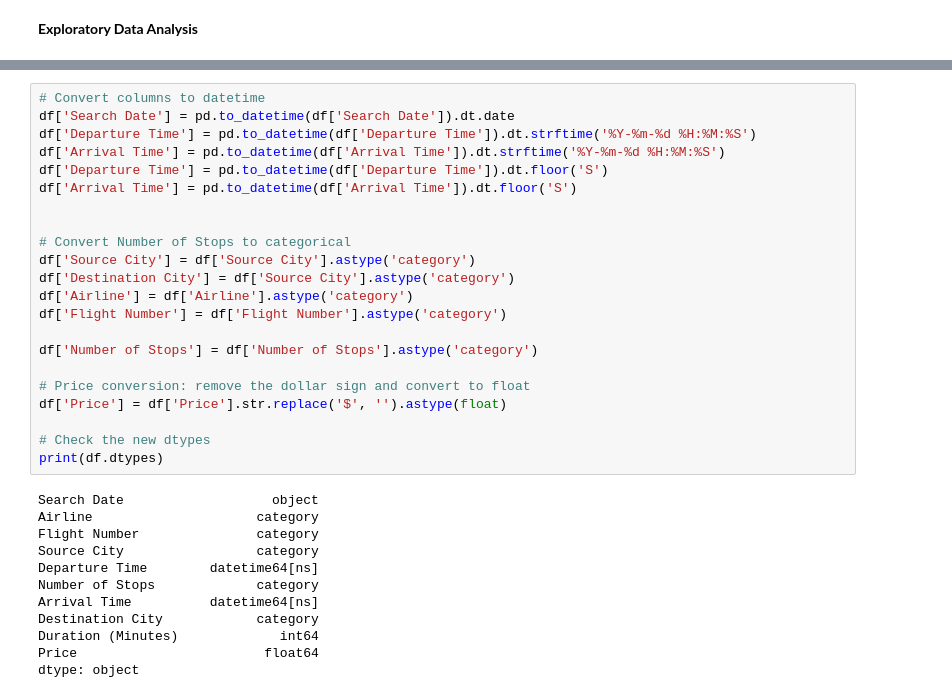
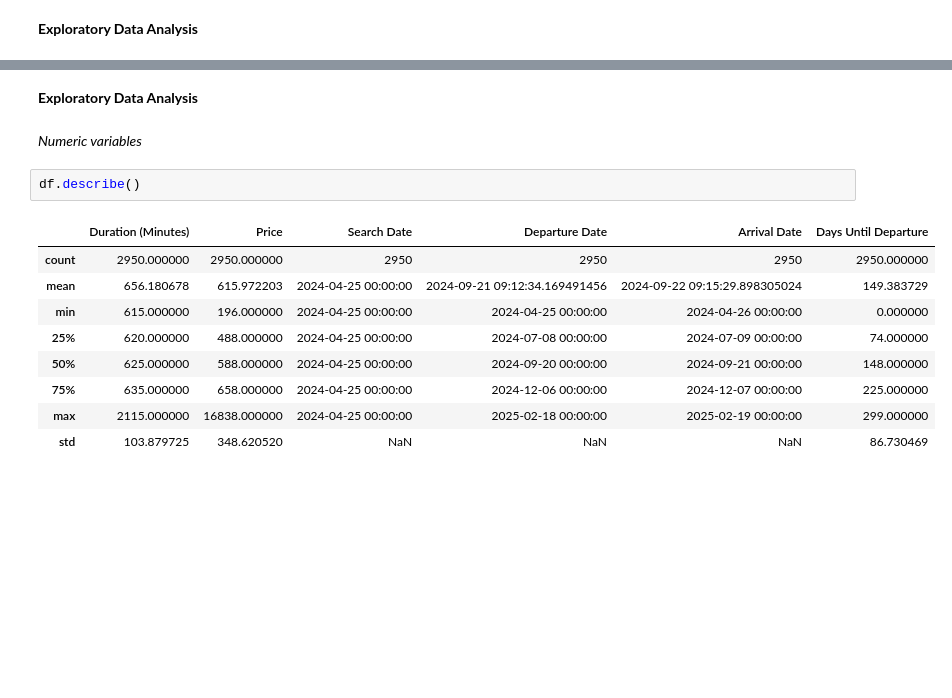
Before and after one commit to katrinekjaergaard/dsp-flight, a Jupyter notebook: EDA_flight.ipynb, the cells around one changed output, grey strips where cells are left out. Saved outputs shown, nothing was run; the diff lists cells and outputs as text; blank space fills up the shorter version.

```diff
--- a/EDA_flight.ipynb
+++ b/EDA_flight.ipynb
@@ -31,34 +172,16 @@ memory usage: 70.4+ KB
-# %%
-# Convert columns to datetime
-df['Search Date'] = pd.to_datetime(df['Search Date']).dt.date
-df['Departure Time'] = pd.to_datetime(df['Departure Time']).dt.strftime('%Y-%m-%d %H:%M:%S')
-df['Arrival Time'] = pd.to_datetime(df['Arrival Time']).dt.strftime('%Y-%m-%d %H:%M:%S')
-df['Departure Time'] = pd.to_datetime(df['Departure Time']).dt.floor('S')
-df['Arrival Time'] = pd.to_datetime(df['Arrival Time']).dt.floor('S')
-
-
-# Convert Number of Stops to categorical
-df['Source City'] = df['Source City'].astype('category')
-df['Destination City'] = df['Source City'].astype('category')
-df['Airline'] = df['Airline'].astype('category')
-df['Flight Number'] = df['Flight Number'].astype('category')
-
-df['Number of Stops'] = df['Number of Stops'].astype('category')
-
-# Price conversion: remove the dollar sign and convert to float
-df['Price'] = df['Price'].str.replace('$', '').astype(float)
-
-# Check the new dtypes
-print(df.dtypes)
-# %% [output]
-Search Date                   object
-Airline                     category
-Flight Number               category
-Source City                 category
-Departure Time        datetime64[ns]
-Number of Stops             category
-Arrival Time          datetime64[ns]
-Destination City            category
-Duration (Minutes)             int64
-Price                        float64
-dtype: object
+# %% [markdown]
+**Exploratory Data Analysis**
+# %% [markdown]
+*Numeric variables*
+# %%
+df.describe()
+# %% [output]
+|  | Duration (Minutes) | Price | Search Date | Departure Date | Arrival Date | Days Until Departure |
+| count | 2950.000000 | 2950.000000 | 2950 | 2950 | 2950 | 2950.000000 |
+| mean | 656.180678 | 615.972203 | 2024-04-25 00:00:00 | 2024-09-21 09:12:34.169491456 | 2024-09-22 09:15:29.898305024 | 149.383729 |
+| min | 615.000000 | 196.000000 | 2024-04-25 00:00:00 | 2024-04-25 00:00:00 | 2024-04-26 00:00:00 | 0.000000 |
+| 25% | 620.000000 | 488.000000 | 2024-04-25 00:00:00 | 2024-07-08 00:00:00 | 2024-07-09 00:00:00 | 74.000000 |
+| 50% | 625.000000 | 588.000000 | 2024-04-25 00:00:00 | 2024-09-20 00:00:00 | 2024-09-21 00:00:00 | 148.000000 |
+| 75% | 635.000000 | 658.000000 | 2024-04-25 00:00:00 | 2024-12-06 00:00:00 | 2024-12-07 00:00:00 | 225.000000 |
+| max | 2115.000000 | 16838.000000 | 2024-04-25 00:00:00 | 2025-02-18 00:00:00 | 2025-02-19 00:00:00 | 299.000000 |
+| std | 103.879725 | 348.620520 | NaN | NaN | NaN | 86.730469 |
```
Also changed, not shown: parts of 25 cells of this notebook.
